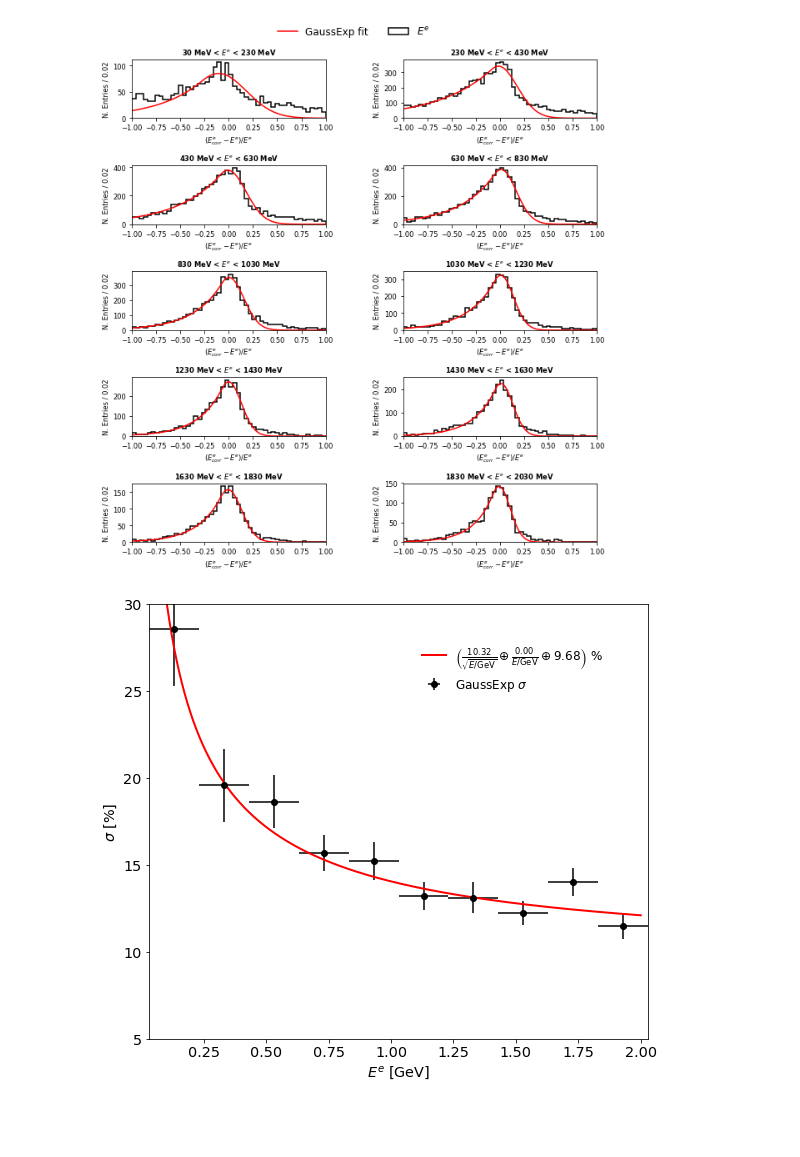
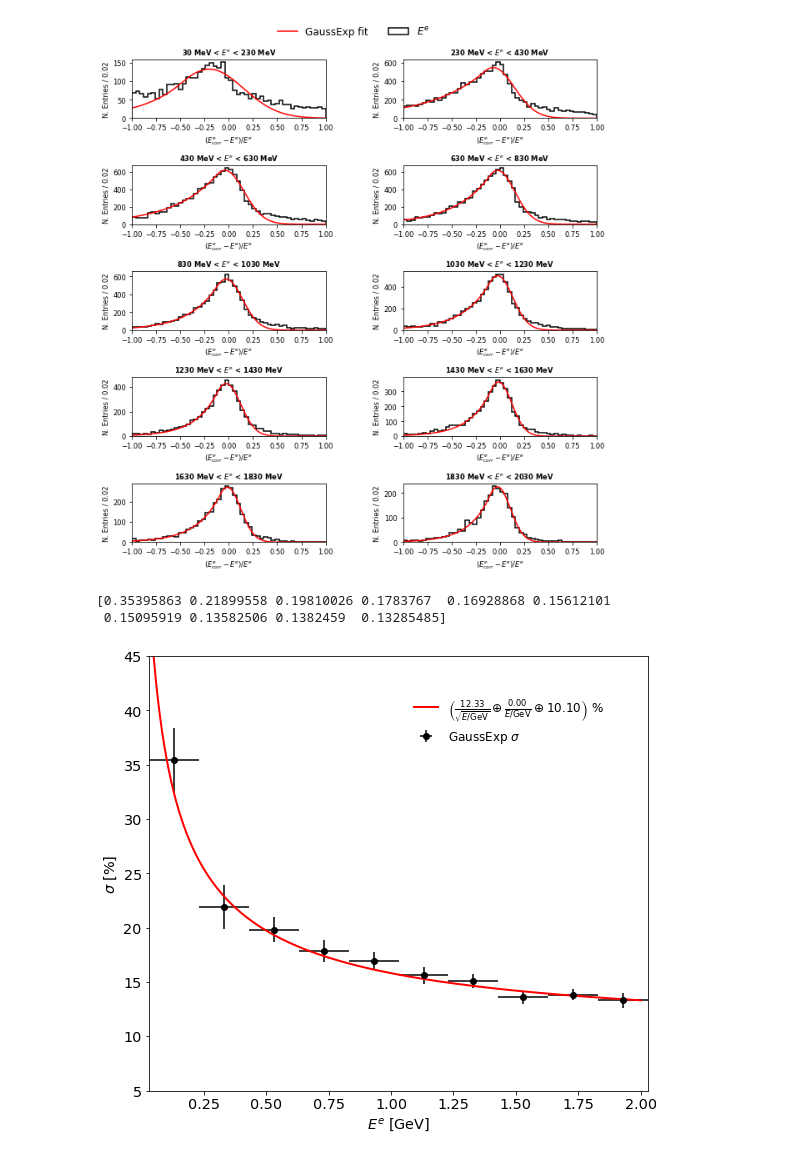
Before and after one commit to ubneutrinos/PELEE, a Jupyter notebook: Energy studies.ipynb, the cells around one changed output. Drawn from its saved outputs; the diff is of its cells as text; code cells hidden in the pictures; blank space fills up the shorter version.

```diff
--- a/Energy studies.ipynb
+++ b/Energy studies.ipynb
@@ -86,17 +86,17 @@ def fwhm(array):
 
 folder = "nuselection"
 tree = "SubRun"
-filename = "root_files/new/nue.root"
+filename = "root_files/nue.root"
 subrun_tree = uproot.open(filename)[folder][tree]
 tree = uproot.open(filename)[folder]["NeutrinoSelectionFilter"]
 
-df = tree.pandas.df(["elec_e", "shr_energy_tot", "selected", "extra_energy_y"])
+df = tree.pandas.df(["elec_e", "shr_energy_tot_cali", "selected", "extra_energy_y"])
 df = df.query("selected==1 & elec_e > 0.03")
 
 bin_means, bin_edges, binnumber = scipy.stats.binned_statistic(
-    df["elec_e"], df["shr_energy_tot"], statistic=mpv, range=(0.03,2.03), bins=10)
+    df["elec_e"], df["shr_energy_tot_cali"], statistic=mpv, range=(0.03,2.03), bins=10)
 
 bin_stdev, bin_edges, binnumber = scipy.stats.binned_statistic(
-    df["elec_e"], df["shr_energy_tot"], statistic=fwhm, range=(0.03,2.03), bins=10)
+    df["elec_e"], df["shr_energy_tot_cali"], statistic=fwhm, range=(0.03,2.03), bins=10)
 # %% [output]
 Optimization terminated successfully.
@@ -178,7 +178,7 @@ for i in range(10):
         label=label_true)
 
     hist, bin_edges, patches = plt.subplot(gs[i]).hist(
-        df_bin["shr_energy_tot"],
+        df_bin["shr_energy_tot_cali"],
         linewidth=1.5,
         color='b',
         histtype='step',
@@ -241,7 +241,7 @@ for i in range(10):
         label_reco = r"$E^e_{reco}$"
         label_fit = r'GaussExp fit'
 
-    e_res = ((df_bin["shr_energy_tot"] + intercept) / slope -
+    e_res = ((df_bin["shr_energy_tot_cali"] + intercept) / slope -
              df_bin["elec_e"]) / df_bin["elec_e"]
     n_bins = 50
 
@@ -267,7 +267,7 @@ for i in range(10):
         gauss_exp,
         bin_centers[fit_range],
         hist[fit_range],
-        maxfev=10000,
+        maxfev=100000,
         bounds=((0, -1, 0, 0), (np.inf, 1, np.inf, 1)))
 
     x_values = np.linspace(r[0], r[1], 1000)
@@ -288,7 +288,7 @@ fig_res.tight_layout()
 fig_res.subplots_adjust(top=0.93)
 fig_res.savefig("plots/res.pdf")
 # %% [output]
-[figure, old version]
+[figure, new version]
 # %%
 params = {
     'legend.fontsize': 'large',
@@ -306,6 +306,7 @@ x_centers = np.array([(i * 0.2 + 0.13) * 1000 for i in range(10)])
 def res_fit(x, a, b, c):
     return np.sqrt((a / np.sqrt(x))**2 + (b / x)**2 + c**2)
 
+print(sigma)
 
 ax.errorbar(
     x_centers / 1000,
@@ -315,32 +316,34 @@ ax.errorbar(
     fmt='ko',
     label="GaussExp $\sigma$")
 
 popt, pcov = scipy.optimize.curve_fit(
     res_fit,
     x_centers / 1000,
     sigma * 100,
     maxfev=10000,
     bounds=((0, 0, 0), (np.inf, np.inf, np.inf)),
     sigma=sigma_err * 100)
 
 x_values = np.linspace(0, 2, 1000)
 y_values = res_fit(np.linspace(0.03, 2.03, 1000), *popt)
 plt.plot(
     x_values,
     y_values,
     color='r',
     linewidth=2,
     label=
     r'$\left(\frac{%.2f}{\sqrt{E / \mathrm{GeV}}}\oplus\frac{%.2f}{E / \mathrm{GeV}}\oplus %.2f\right)$ %%'
     % (popt[0], popt[1], popt[2]))
 
-ax.set_ylim(5, 30)
+ax.set_ylim(5, 45)
 ax.set_xlim(0.03, 2.03)
 ax.set_xlabel(r"$E^e$ [GeV]")
 ax.set_ylabel(r"$\sigma$ [%]")
 
 fig.legend(frameon=False, loc='best', bbox_to_anchor=(0.45, 0.45, 0.45, 0.45))
 fig.tight_layout()
 fig.savefig("plots/sigma_res.pdf")
 # %% [output]
+[0.35395863 0.21899558 0.19810026 0.1783767  0.16928868 0.15612101
+ 0.15095919 0.13582506 0.1382459  0.13285485]
-[figure, old version]
+[figure, new version]
```
Also changed, not shown: parts of 3 cells of this notebook, 5 other files.
